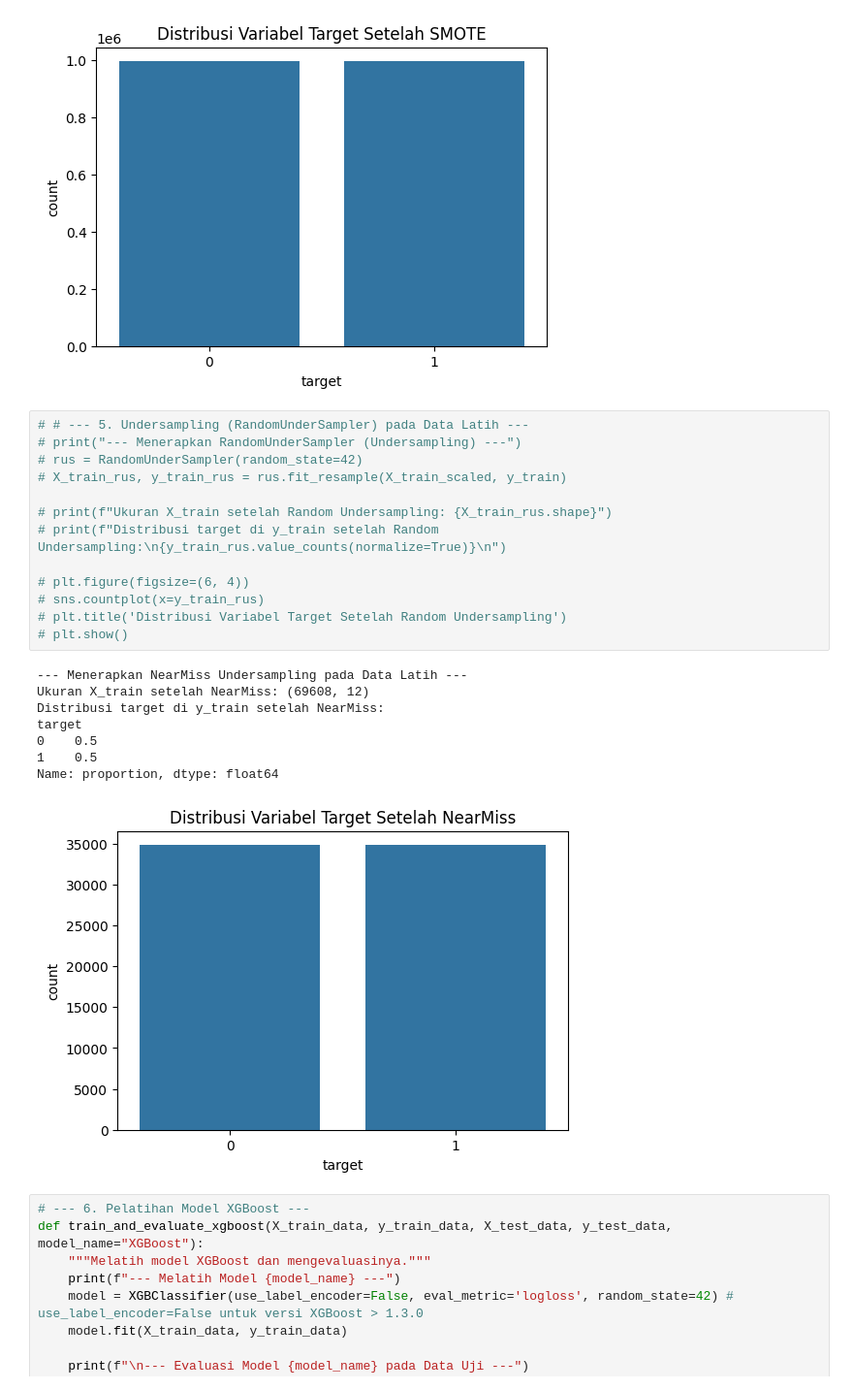
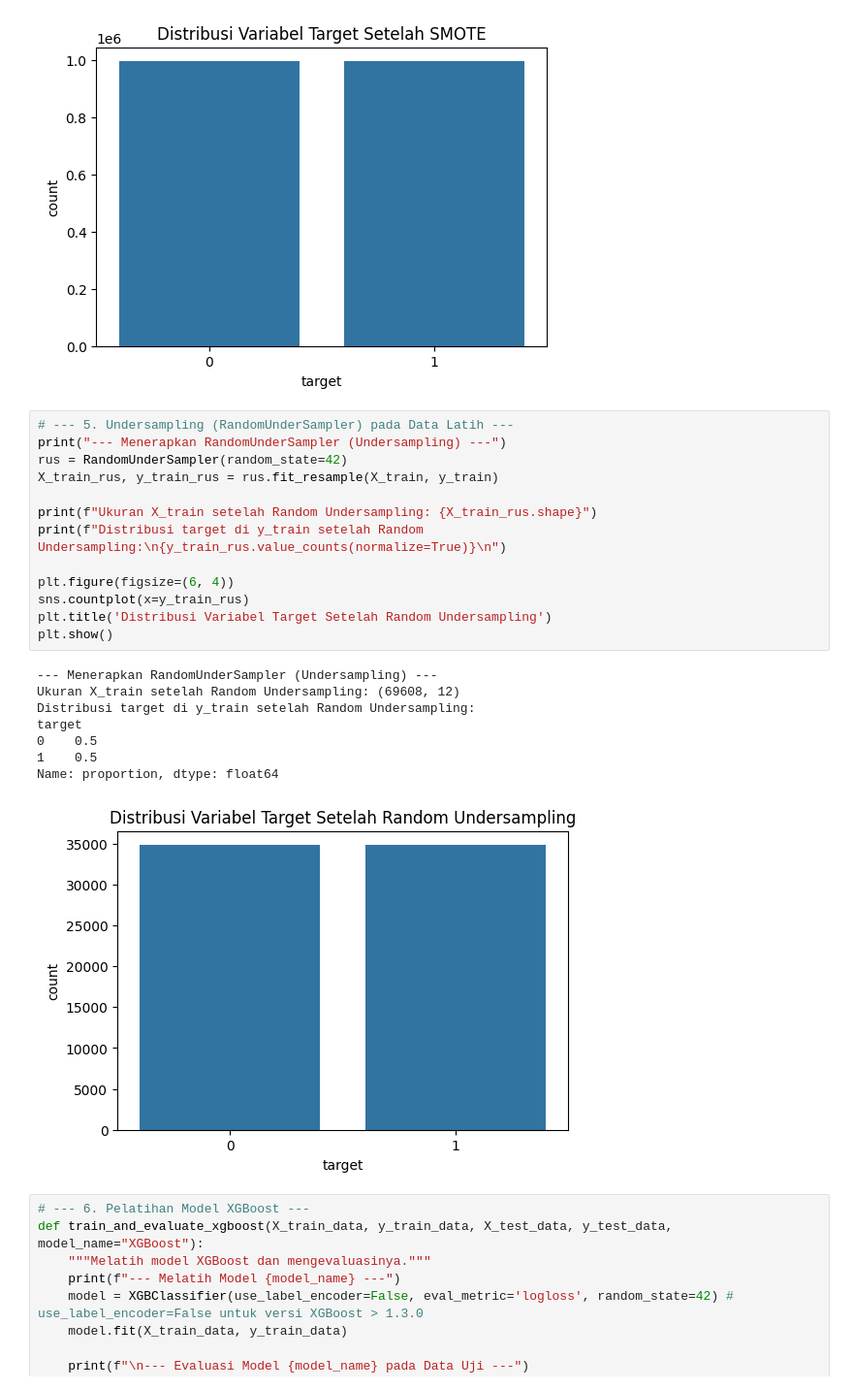
Before and after one commit to SafeFlood/flood-prediction, a Jupyter notebook: XgBoost_model_training_data_asli.ipynb, the cells around one changed output. Shown at 97% size. Drawn from its saved outputs; the diff is of its cells as text.

```diff
--- a/XgBoost_model_training_data_asli.ipynb
+++ b/XgBoost_model_training_data_asli.ipynb
@@ -182,27 +182,27 @@ target
 Name: proportion, dtype: float64
 [figure]
 # %%
-# # --- 5. Undersampling (RandomUnderSampler) pada Data Latih ---
-# print("--- Menerapkan RandomUnderSampler (Undersampling) ---")
-# rus = RandomUnderSampler(random_state=42)
-# X_train_rus, y_train_rus = rus.fit_resample(X_train_scaled, y_train)
+# --- 5. Undersampling (RandomUnderSampler) pada Data Latih ---
+print("--- Menerapkan RandomUnderSampler (Undersampling) ---")
+rus = RandomUnderSampler(random_state=42)
+X_train_rus, y_train_rus = rus.fit_resample(X_train, y_train)
 
-# print(f"Ukuran X_train setelah Random Undersampling: {X_train_rus.shape}")
-# print(f"Distribusi target di y_train setelah Random Undersampling:\n{y_train_rus.value_counts(normalize=True)}\n")
+print(f"Ukuran X_train setelah Random Undersampling: {X_train_rus.shape}")
+print(f"Distribusi target di y_train setelah Random Undersampling:\n{y_train_rus.value_counts(normalize=True)}\n")
 
-# plt.figure(figsize=(6, 4))
-# sns.countplot(x=y_train_rus)
-# plt.title('Distribusi Variabel Target Setelah Random Undersampling')
-# plt.show()
+plt.figure(figsize=(6, 4))
+sns.countplot(x=y_train_rus)
+plt.title('Distribusi Variabel Target Setelah Random Undersampling')
+plt.show()
 # %% [output]
---- Menerapkan NearMiss Undersampling pada Data Latih ---
-Ukuran X_train setelah NearMiss: (69608, 12)
-Distribusi target di y_train setelah NearMiss:
+--- Menerapkan RandomUnderSampler (Undersampling) ---
+Ukuran X_train setelah Random Undersampling: (69608, 12)
+Distribusi target di y_train setelah Random Undersampling:
 target
 0    0.5
 1    0.5
 Name: proportion, dtype: float64
-[figure, old version]
+[figure, new version]
 # %%
 # --- 6. Pelatihan Model XGBoost ---
 def train_and_evaluate_xgboost(X_train_data, y_train_data, X_test_data, y_test_data, model_name="XGBoost"):
```
Also changed, not shown: parts of 4 cells of this notebook, 2 other files.
